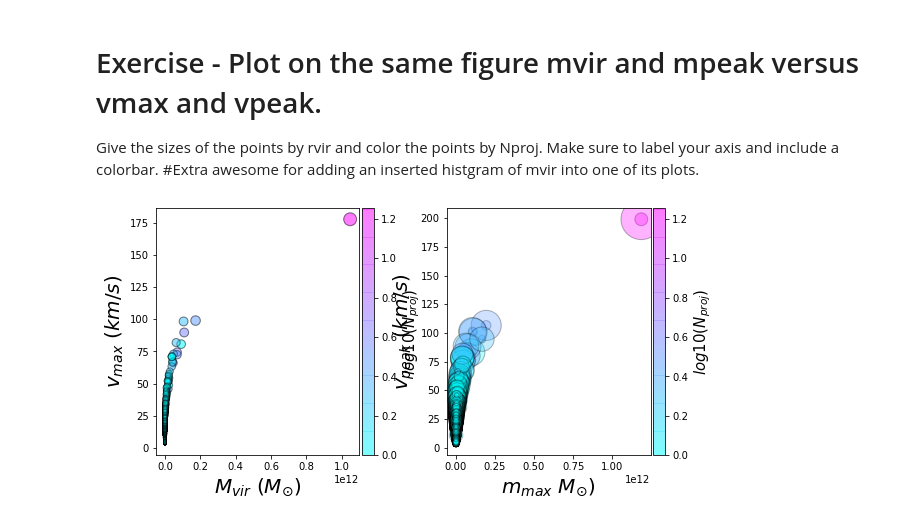
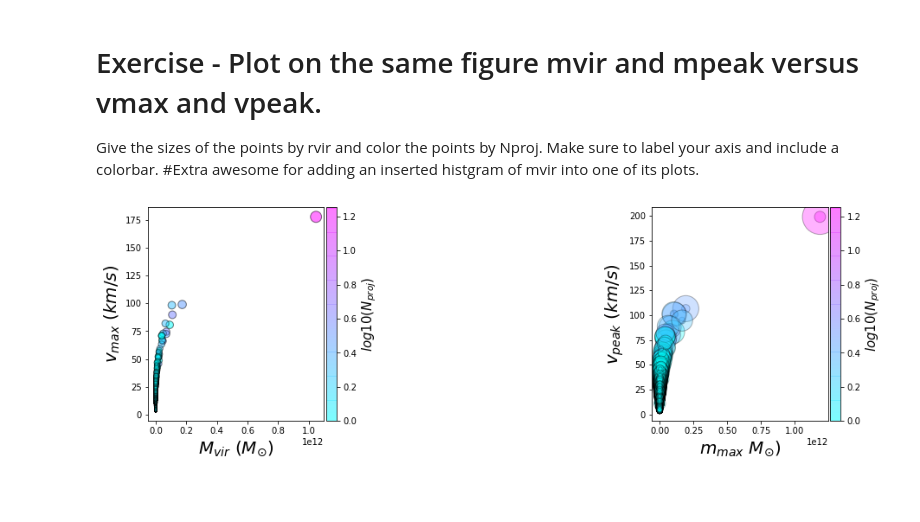
Before and after one commit to maddiebraley/PHYS_X0323, a Jupyter notebook: Week7_Wed.ipynb, the cells around one changed output. Drawn from its saved outputs; the diff is of its cells as text; code cells hidden in the pictures; blank space fills up the shorter version.

```diff
--- a/Week7_Wed.ipynb
+++ b/Week7_Wed.ipynb
@@ -255,28 +255,28 @@ Give the sizes of the points by rvir and color the points by Nproj. Make sure to
 # %%
 fig = plt.figure(figsize=(20,10))
 ax1 = fig.add_subplot(241)
 ax1.scatter(mvir, vmax, s=rvir,c=np.log10(Nproj),edgecolor='k',cmap="cool",alpha=0.3)
 image = ax1.scatter(mvir, vmax, s=rvir,c=np.log10(Nproj),edgecolor='k',cmap="cool",alpha=0.3)
 bar = fig.colorbar(image,orientation="vertical",pad=0.01)
 bar.set_label('$log10(N_{proj})$',size=15)
 ax1.set_xlabel("$M_{vir}$ $(M_{\odot})$",size=20)
 ax1.set_ylabel("$v_{max}$ $(km/s)$",size=20)
 
-ax2 = fig.add_subplot(242)
+ax2 = fig.add_subplot(243)
 ax2.scatter(mmax,vpeak, s=rvir,c=np.log10(Nproj),edgecolor='k',cmap="cool",alpha=0.3)
 image = ax2.scatter(mmax,vpeak,s=10*rvir,c=np.log10(Nproj),edgecolor='k',cmap="cool",alpha=0.3)
 bar = fig.colorbar(image,orientation="vertical",pad=0.01)
 bar.set_label('$log10(N_{proj})$',size=15)
 ax2.set_xlabel("$m_{max}$ $M_{\odot})$",size=20)
 ax2.set_ylabel("$v_{peak}$ $(km/s)$",size=20)
 
 ax.set_xscale('log')
 ax.set_yscale('log')
 
 ax.set_xlim(10**9.0,2.0*10.0**13.0)
 ax.set_ylim(10**1.0,600.0)
 
 ax.xaxis.set_tick_params(labelsize=20)
 ax.yaxis.set_tick_params(labelsize=20)
 # %% [output]
-[figure, old version]
+[figure, new version]
```
